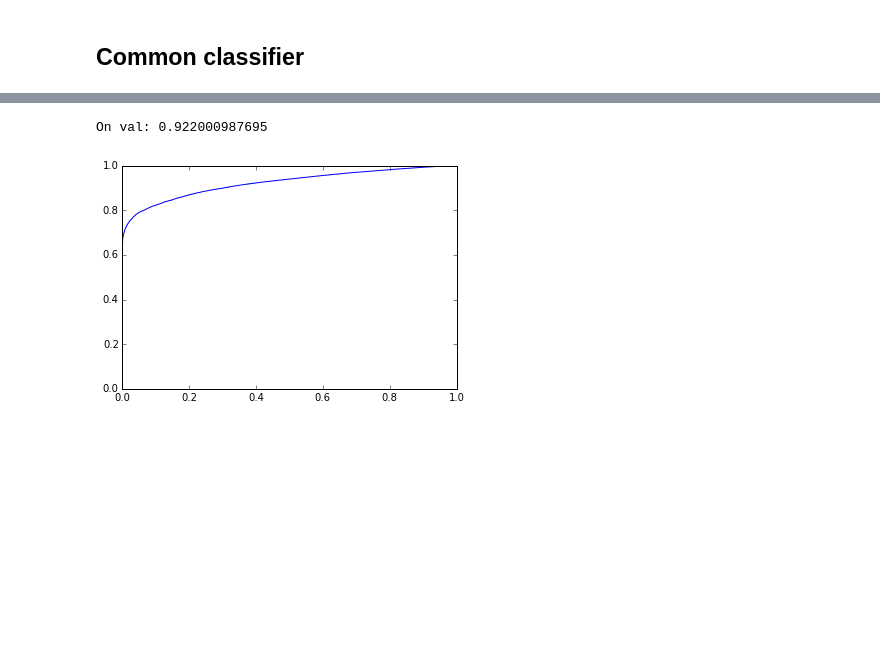
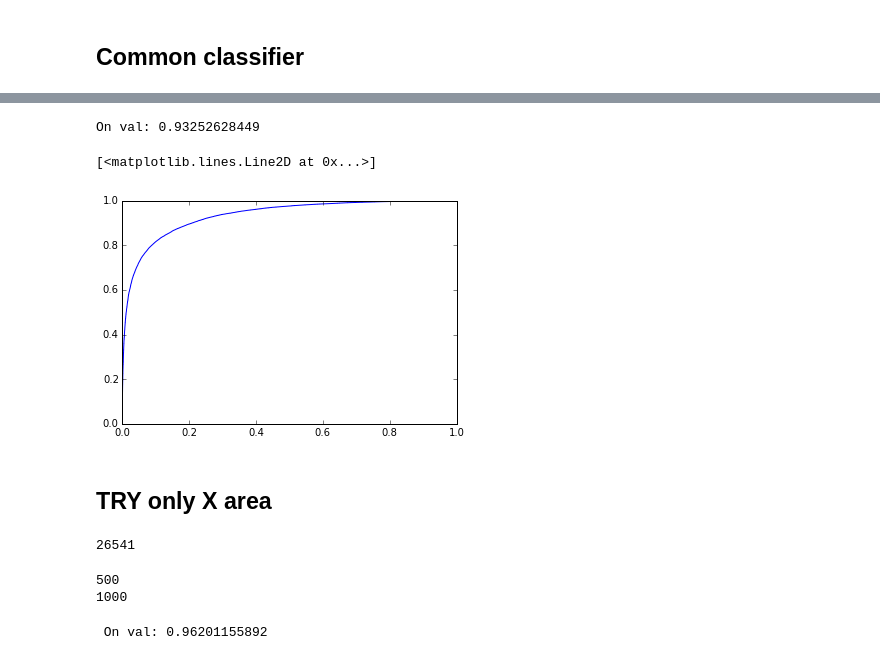
Before and after one commit to sayankotor/ecal_sep, a Jupyter notebook: models/ECAL_PS_XGboost-CommonClass.ipynb, the cells around one changed output, grey strips where cells are left out. Saved outputs shown, nothing was run; the diff lists cells and outputs as text; code cells hidden in the pictures; blank space fills up the shorter version.

```diff
--- a/models/ECAL_PS_XGboost-CommonClass.ipynb
+++ b/models/ECAL_PS_XGboost-CommonClass.ipynb
@@ -134,4 +172,4 @@ On val: 0.999913670333
 # %% [markdown]
 ## Common classifier ##
 # %%
-classifiers = {1:{0:clf1_simple, 1:clf1_bound}, 0:{0:clf0_simple, 1:clf0_bound}, 2:{0:clf2_simple, 1:clf2_bound}}
+classifiers = {0:{0:clf0_simple, 1:clf0_bound}, 1:{0:clf1_simple, 1:clf1_bound}, 2:{0:clf2_simple, 1:clf2_bound}}
@@ -138,7 +198,7 @@ classifiers = {1:{0:clf1_simple, 1:clf1_bound}, 0:{0:clf0_simple, 1:clf0_bound},
 # %%
-X_common_val = np.concatenate([X_val0, X_val, X_val2, X_val_rec0, X_val_rec, X_val_rec2], axis = 0)
-Y_common_val = np.concatenate([y_val0, y_val, y_val2, y_val_rec0, y_val_rec, y_val_rec2], axis = 0)
-Common_clf = np.concatenate([area_val0, area_val, area_val2, area_val_rec0, area_val_rec, area_val_rec2], axis = 0)
+X_common_val = np.concatenate([X_val0, X_val1, X_val2, X_val_rec0, X_val_rec1, X_val_rec2], axis = 0)
+Y_common_val = np.concatenate([y_val0, y_val1, y_val2, y_val_rec0, y_val_rec1, y_val_rec2], axis = 0)
+Common_clf = np.concatenate([area_val0, area_val1, area_val2, area_val_rec0, area_val_rec1, area_val_rec2], axis = 0)
 shuffle_ind = np.arange(len(X_common_val))
 np.random.shuffle(shuffle_ind)
 X_common_val = X_common_val[shuffle_ind]
@@ -147,12 +207,18 @@ Common_clf = Common_clf[shuffle_ind]
 # %%
 def common_prediction(X_common_val, Common_clf):
     answ = []
+    print 'common prediction'
     for (X_val, clf) in (zip(X_common_val, Common_clf)):
         try:
-            clf_partial = classifiers[clf[0]][clf[1]]
-            answ.append(clf_partial.xgb_clf.predict_proba(dem.rev_(X_val.reshape((1,2,5,5))))[0][1])
+            clf_name = classifiers[clf[0]][clf[1]].name
+            clf_partial = xgbClf()
+            clf_partial.xgb_clf = pickle.load (open ('class/'+clf_name, "rb"))
+            answ.append(clf_partial.xgb_clf.predict_proba(X_val.ravel().reshape((1,50))))
+            if len(answ)%500 == 0:
+                print len(answ)
         except:
             print "clf", clf
+            break
     return answ
 # %%
-answ1 = common_prediction(X_common_val, Common_clf)
+answ_common = common_prediction(X_common_val, Common_clf)
@@ -159,8 +243,32 @@ answ1 = common_prediction(X_common_val, Common_clf)
 # %%
-print "On val:", roc_auc_score(Y_common_val, np.array(answ1))
-fpr_, tpr_, thresholds_ = roc_curve(Y_common_val,np.array(answ1))
+predict_answ = np.array(answ_common).reshape((len(answ_common), 2))[:,1]
+print "On val:", roc_auc_score(Y_common_val, predict_answ)
+fpr_, tpr_, thresholds_ = roc_curve(Y_common_val,predict_answ)
 plt.plot(fpr_, tpr_, label="Roc-Curve")
-plt.savefig("common_classifier.png")
 # %% [output]
-On val: 0.922000987695
+On val: 0.93252628449
+[<matplotlib.lines.Line2D at 0x...>]
-[figure, old version]
+[figure, new version]
+# %% [markdown]
+## TRY only X area ##
+# %%
+len(X_val0)
+# %% [output]
+26541
+# %%
+answ = []
+for (X_val, clf) in (zip(X_val0[:1000], area_val0[:1000])):
+    clf_name = classifiers[clf[0]][clf[1]].name
+    clf_partial = xgbClf()
+    clf_partial.xgb_clf = pickle.load (open ('class/'+clf_name, "rb"))
+    answ.append(clf_partial.xgb_clf.predict_proba(X_val.ravel().reshape((1,50))))
+    if len(answ)%500 == 0:
+        print len(answ)
+# %% [output]
+500
+1000
+# %%
+predict_answ = np.array(answ).reshape((len(answ), 2))[:,1]
+print "On val:", roc_auc_score(y_val0[:1000], predict_answ)
+# %% [output]
+ On val: 0.96201155892
```
Also changed, not shown: parts of 24 cells of this notebook, 1 other file.
